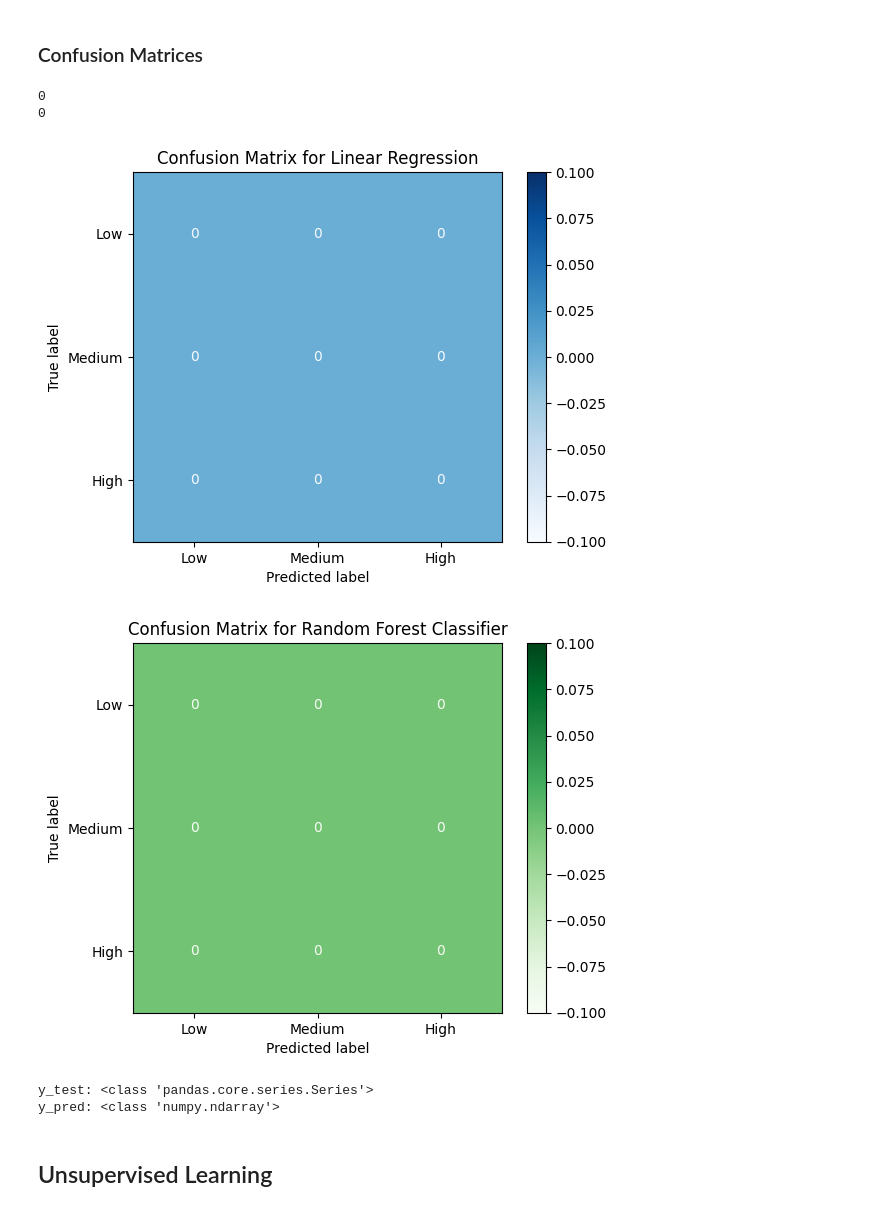
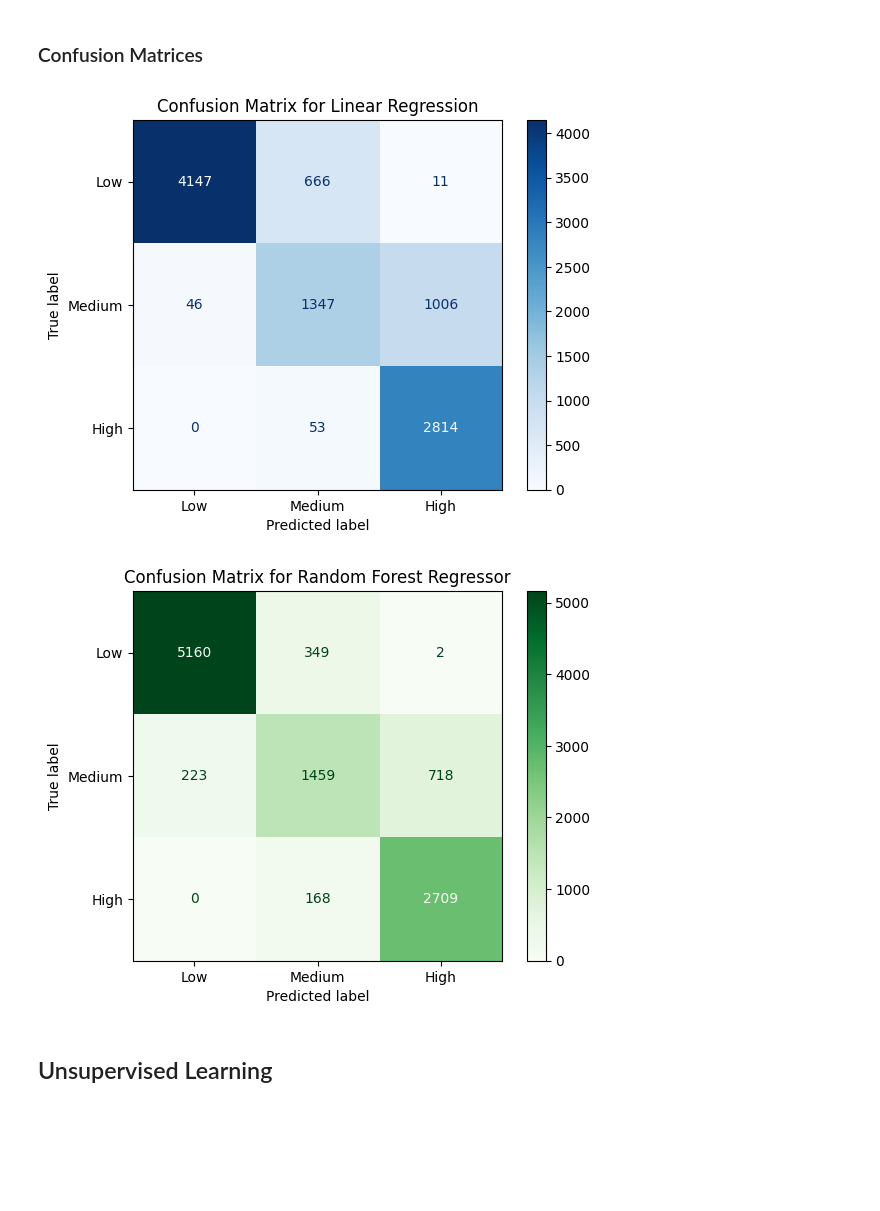
Before and after one commit to presetprogrammer/SeabornProject419, a Jupyter notebook: DataMiningProject.ipynb, the cells around one changed output. Cells and saved outputs as stored; diff of their text form; code cells hidden in the pictures; blank space fills up the shorter version.

```diff
--- a/DataMiningProject.ipynb
+++ b/DataMiningProject.ipynb
@@ -70,11 +71,11 @@ diamonds['price_category'] = pd.cut(diamonds['price'],
                                    labels=['Low', 'Medium', 'High'])
 X = diamonds[['carat', 'depth', 'table']]
 y = diamonds['price_category']
-X_train, X_test, y_train, y_test = train_test_split(X, y, test_size=0.2, random_state=42)
+X_train2, X_test2, y_train2, y_test2 = train_test_split(X, y, test_size=0.2, random_state=42)
 classifier = RandomForestClassifier(random_state=42, n_estimators=100)
-classifier.fit(X_train, y_train)
-y_pred = classifier.predict(X_test)
-print(classification_report(y_test, y_pred))
+classifier.fit(X_train2, y_train2)
+y_pred2 = classifier.predict(X_test2)
+print(classification_report(y_test2, y_pred2))
 # %% [output]
               precision    recall  f1-score   support
 
@@ -103,47 +104,45 @@ plt.show()
 # %%
 #Performance Measuring: Linear Regression
 diamonds = sns.load_dataset('diamonds')
 y_test = pd.to_numeric(y_test, errors='coerce')
 y_pred = pd.to_numeric(y_pred, errors='coerce')
-
-# TEMP
-print(y_pred.size)
-print(y_test.size)
-
-y_test = y_test.dropna()
-y_pred = y_pred[~np.isnan(y_pred)]
-
-# TEMP
-print(y_pred.size)
-print(y_test.size)
-
 bins = [0, 2500, 5000, diamonds['price'].max()]
 categories = ['Low', 'Medium', 'High']
 y_test_categories = pd.cut(y_test, bins=bins, labels=categories)
 y_pred_categories = pd.cut(y_pred, bins=bins, labels=categories)
+valid_idx = ~y_test_categories.isna() & ~y_pred_categories.isna()
+y_test_categories = y_test_categories[valid_idx]
+y_pred_categories = y_pred_categories[valid_idx]
 cm = confusion_matrix(y_test_categories, y_pred_categories, labels=categories)
 disp = ConfusionMatrixDisplay(confusion_matrix=cm, display_labels=categories)
 disp.plot(cmap='Blues')
 plt.title("Confusion Matrix for Linear Regression")
 plt.show()
-
-#Performance Measuring: Random Forest
-cm_rf = confusion_matrix(y_test, y_pred, labels=categories)
-disp_rf = ConfusionMatrixDisplay(confusion_matrix=cm_rf, display_labels=categories)
-disp_rf.plot(cmap='Greens')
-plt.title("Confusion Matrix for Random Forest Classifier")
-plt.show()
 # %% [output]
-0
-0
-[figure, old version]
+[figure, new version]
-[figure, removed]
-# %%
-print(f"y_test: {type(y_test)}")
-print(f"y_pred: {type(y_pred)}")
-# %% [output]
-y_test: <class 'pandas.core.series.Series'>
-y_pred: <class 'numpy.ndarray'>
+# %%
+#Performance Measuring: Random Forest
+features = ['carat', 'depth', 'table', 'x', 'y', 'z']
+X = diamonds[features]
+y = diamonds['price']
+X_train, X_test, y_train, y_test = train_test_split(X, y, test_size=0.2, random_state=42)
+rf = RandomForestRegressor(random_state=42)
+rf.fit(X_train, y_train)
+y_pred = rf.predict(X_test)
+bins = [0, 2500, 5000, diamonds['price'].max()]
+categories = ['Low', 'Medium', 'High']
+y_test_categories = pd.cut(y_test, bins=bins, labels=categories)
+y_pred_categories = pd.cut(y_pred, bins=bins, labels=categories)
+valid_idx = ~y_test_categories.isna() & ~y_pred_categories.isna()
+y_test_categories = y_test_categories[valid_idx]
+y_pred_categories = y_pred_categories[valid_idx]
+cm_rf = confusion_matrix(y_test_categories, y_pred_categories, labels=categories)
+disp_rf = ConfusionMatrixDisplay(confusion_matrix=cm_rf, display_labels=categories)
+disp_rf.plot(cmap='Greens')
+plt.title("Confusion Matrix for Random Forest Regressor")
+plt.show()
+# %% [output]
+[figure, added]
 # %% [markdown]
 ## Unsupervised Learning
 # %% [markdown]
```
Also changed, not shown: parts of 8 cells of this notebook.
